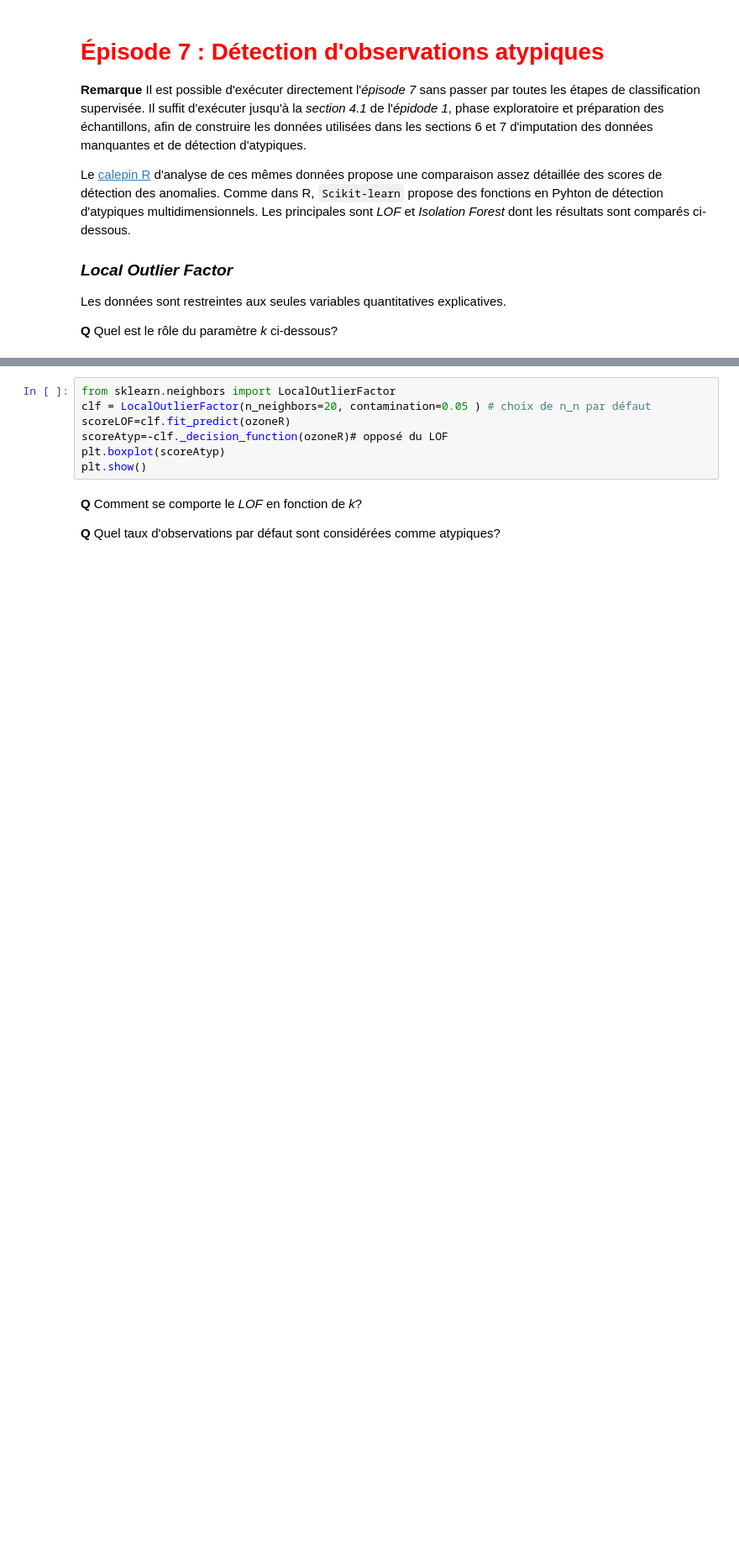
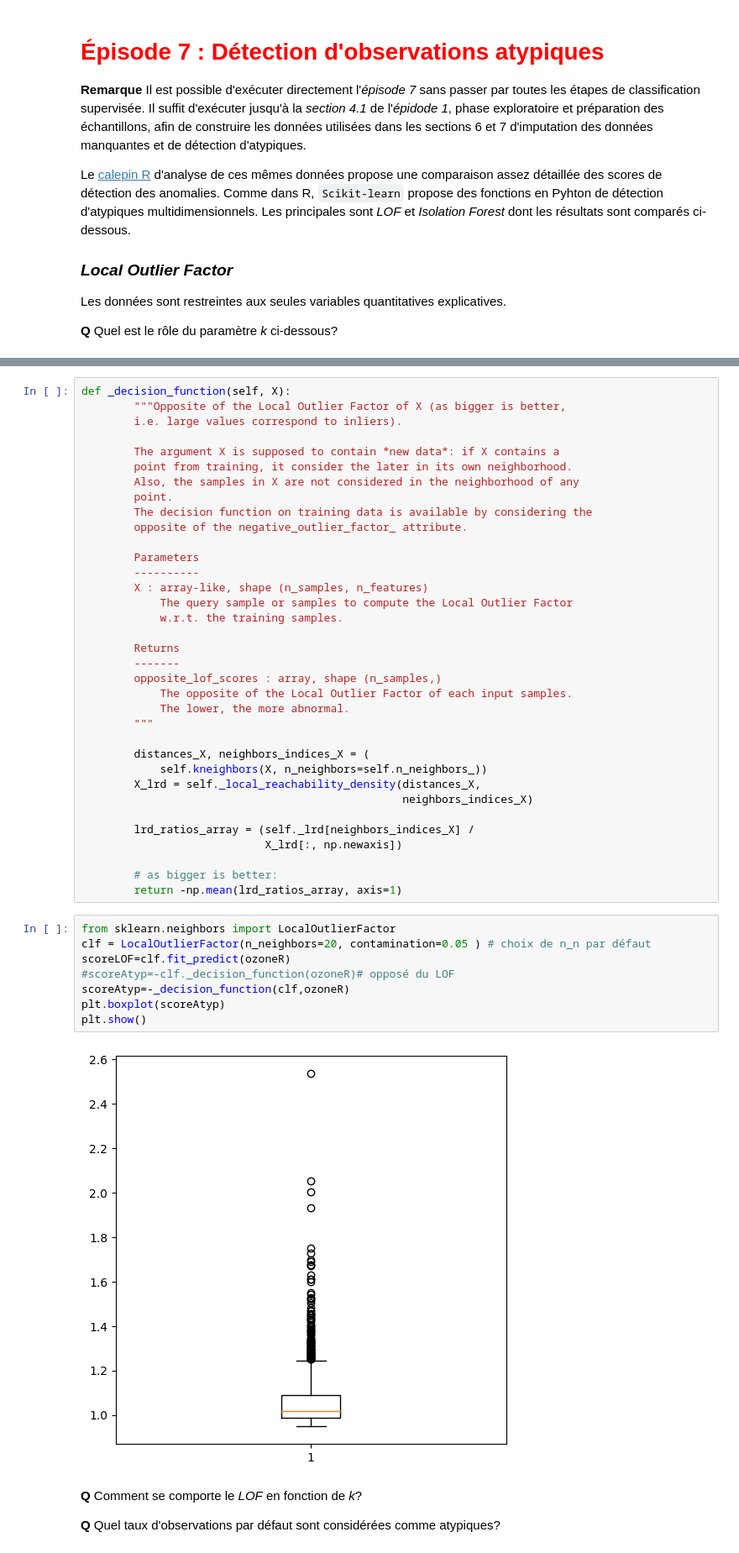
Before and after one commit to BMThi/MachineLearning4A, a Jupyter notebook: Pic-ozone/Apprent-Python-Ozone.ipynb, the cells around one changed output, grey strips where cells are left out. Shown at 84% size. Drawn from its saved outputs; the diff is of its cells as text; blank space fills up the shorter version.

```diff
--- a/Pic-ozone/Apprent-Python-Ozone.ipynb
+++ b/Pic-ozone/Apprent-Python-Ozone.ipynb
@@ -950,10 +1135,48 @@ ozoneR.head()
+# %%
+def _decision_function(self, X):
+        """Opposite of the Local Outlier Factor of X (as bigger is better,
+        i.e. large values correspond to inliers).
+
+        The argument X is supposed to contain *new data*: if X contains a
+        point from training, it consider the later in its own neighborhood.
+        Also, the samples in X are not considered in the neighborhood of any
+        point.
+        The decision function on training data is available by considering the
+        opposite of the negative_outlier_factor_ attribute.
+
+        Parameters
+        ----------
+        X : array-like, shape (n_samples, n_features)
+            The query sample or samples to compute the Local Outlier Factor
+            w.r.t. the training samples.
+
+        Returns
+        -------
+        opposite_lof_scores : array, shape (n_samples,)
+            The opposite of the Local Outlier Factor of each input samples.
+            The lower, the more abnormal.
+        """
+
+        distances_X, neighbors_indices_X = (
+            self.kneighbors(X, n_neighbors=self.n_neighbors_))
+        X_lrd = self._local_reachability_density(distances_X,
+                                                 neighbors_indices_X)
+
+        lrd_ratios_array = (self._lrd[neighbors_indices_X] /
+                            X_lrd[:, np.newaxis])
+
+        # as bigger is better:
+        return -np.mean(lrd_ratios_array, axis=1)
 # %%
 from sklearn.neighbors import LocalOutlierFactor
 clf = LocalOutlierFactor(n_neighbors=20, contamination=0.05 ) # choix de n_n par défaut
 scoreLOF=clf.fit_predict(ozoneR)
-scoreAtyp=-clf._decision_function(ozoneR)# opposé du LOF
+#scoreAtyp=-clf._decision_function(ozoneR)# opposé du LOF
+scoreAtyp=-_decision_function(clf,ozoneR)
 plt.boxplot(scoreAtyp)
 plt.show()
+# %% [output]
+[figure, added]
 # %% [markdown]
 **Q** Comment se comporte le *LOF* en fonction de *k*?
 
```
Also changed, not shown: parts of 73 cells of this notebook.
